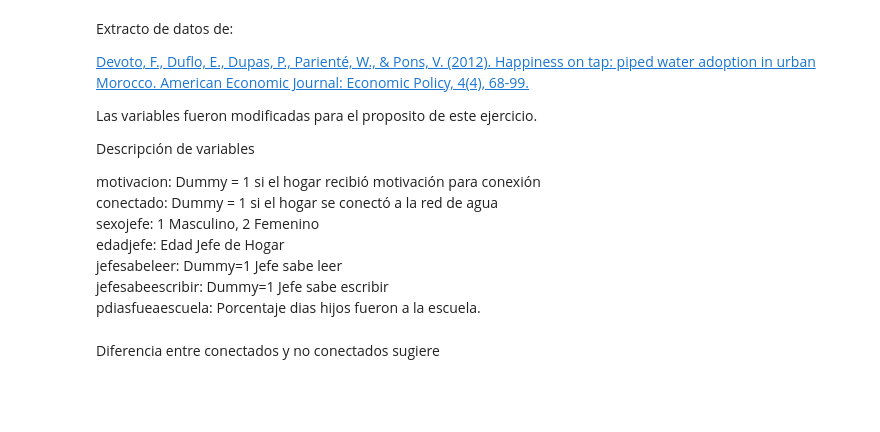
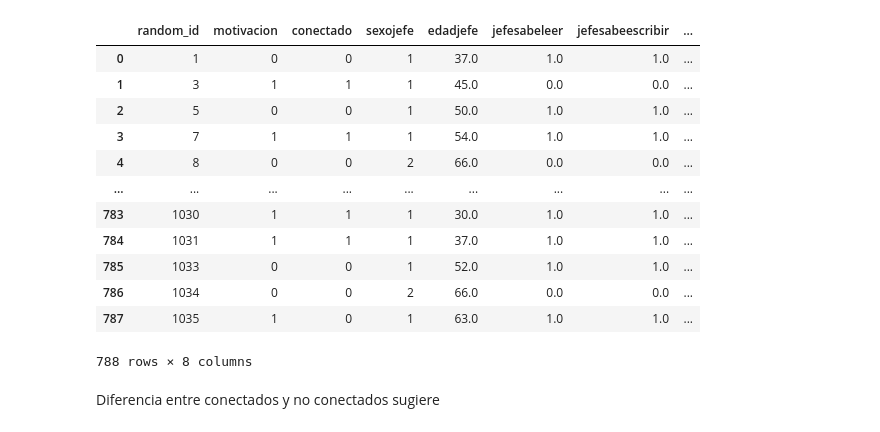
Before and after one commit to rpasquini/econometria-iae, a Jupyter notebook: CIA_y_Matching.ipynb, the cells around one changed output. Drawn from its saved outputs; the diff is of its cells as text; code cells hidden in the pictures; blank space fills up the shorter version.

```diff
--- a/CIA_y_Matching.ipynb
+++ b/CIA_y_Matching.ipynb
@@ -9,23 +25,23 @@ from sklearn.neighbors import KNeighborsRegressor
 # %%
 df=pd.read_csv('https://raw.githubusercontent.com/rpasquini/econometrics_and_causality/master/happiness_on_tap_extract.csv')
+# %%
+df
+# %% [output]
+|  | random_id | motivacion | conectado | sexojefe | edadjefe | jefesabeleer | jefesabeescribir | ... |
+| 0 | 1 | 0 | 0 | 1 | 37.0 | 1.0 | 1.0 | ... |
+| 1 | 3 | 1 | 1 | 1 | 45.0 | 0.0 | 0.0 | ... |
+| 2 | 5 | 0 | 0 | 1 | 50.0 | 1.0 | 1.0 | ... |
+| 3 | 7 | 1 | 1 | 1 | 54.0 | 1.0 | 1.0 | ... |
+| 4 | 8 | 0 | 0 | 2 | 66.0 | 0.0 | 0.0 | ... |
+| ... | ... | ... | ... | ... | ... | ... | ... | ... |
+| 783 | 1030 | 1 | 1 | 1 | 30.0 | 1.0 | 1.0 | ... |
+| 784 | 1031 | 1 | 1 | 1 | 37.0 | 1.0 | 1.0 | ... |
+| 785 | 1033 | 0 | 0 | 1 | 52.0 | 1.0 | 1.0 | ... |
+| 786 | 1034 | 0 | 0 | 2 | 66.0 | 0.0 | 0.0 | ... |
+| 787 | 1035 | 1 | 0 | 1 | 63.0 | 1.0 | 1.0 | ... |
+788 rows × 8 columns
 # %%
 df['dsexojefe']=np.where(df['sexojefe']==1,1,0)
-# %% [markdown]
-Extracto de datos de:
-
-[Devoto, F., Duflo, E., Dupas, P., Parienté, W., & Pons, V. (2012). Happiness on tap: piped water adoption in urban Morocco. American Economic Journal: Economic Policy, 4(4), 68-99.](https://web.stanford.edu/~pdupas/MoroccoWaterConnections.pdf)
-
-Las variables fueron modificadas para el proposito de este ejercicio.
-
-Descripción de variables
-
-motivacion: Dummy = 1 si el hogar recibió motivación para conexión \
-conectado: Dummy = 1 si el hogar se conectó a la red de agua \
-sexojefe:  1 Masculino, 2 Femenino \
-edadjefe: Edad Jefe de Hogar \
-jefesabeleer: Dummy=1 Jefe sabe leer \
-jefesabeescribir: Dummy=1 Jefe sabe escribir \
-pdiasfueaescuela: Porcentaje dias hijos fueron a la escuela.
 # %%
 df=df.dropna()
 # %% [markdown]
```
Also changed, not shown: parts of 27 cells of this notebook.
